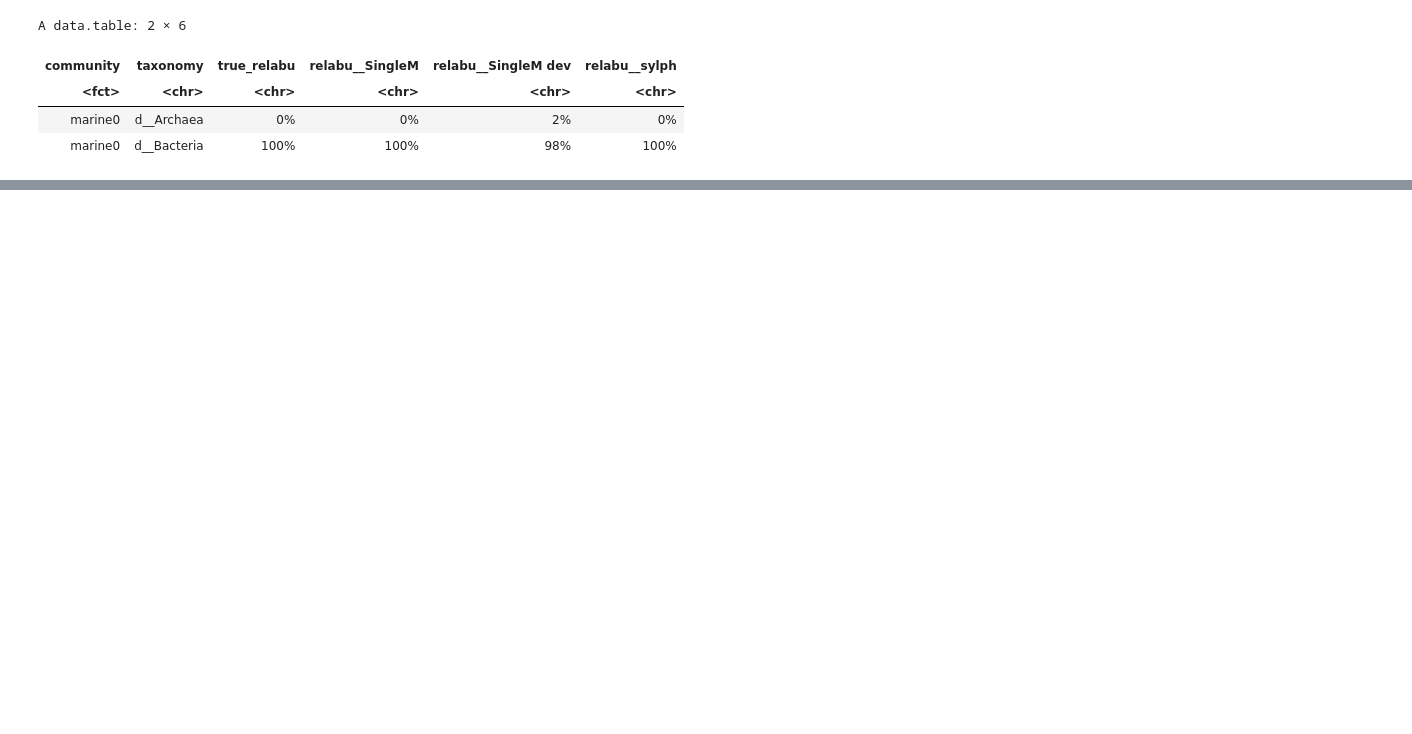
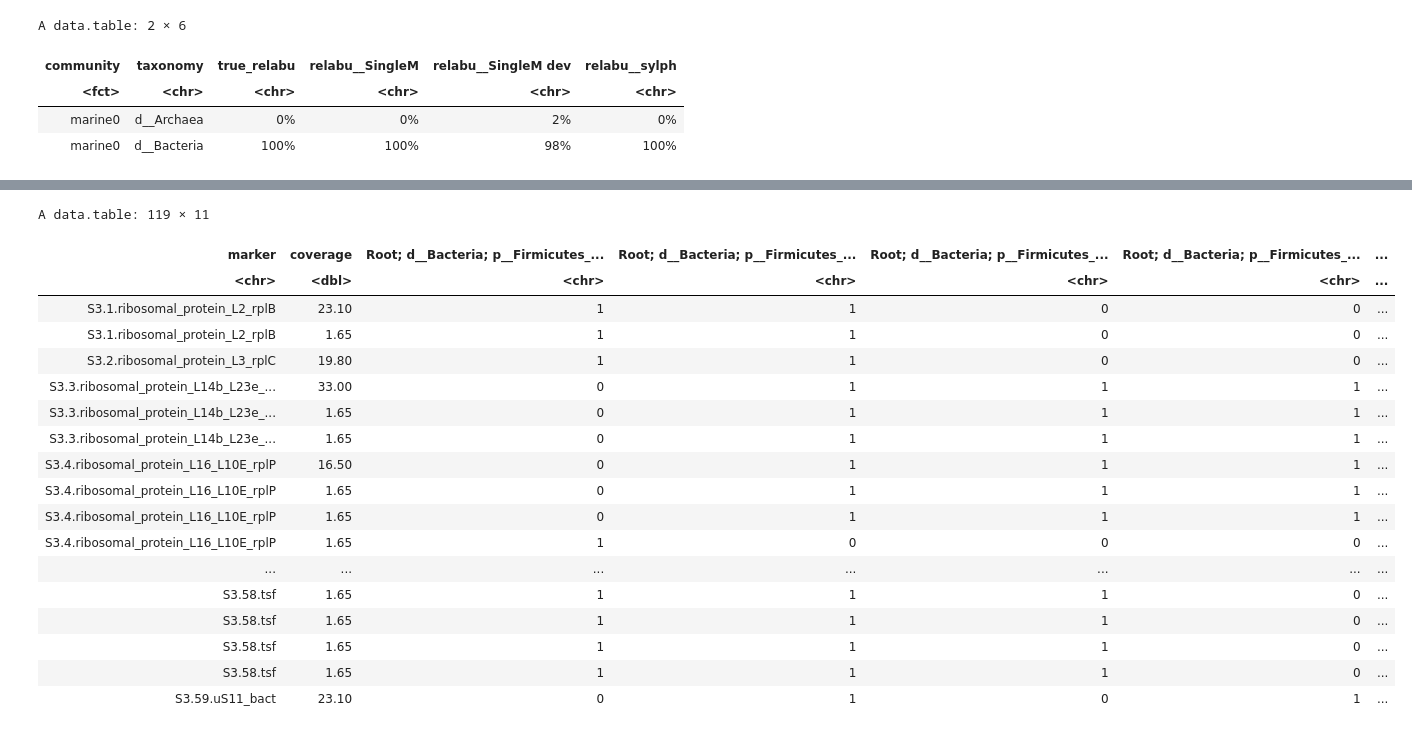
Before and after one commit to timbalam/singlem-benchmarking, a Jupyter notebook: 5_novelty/plot.ipynb, the cells around one changed output, grey strips where cells are left out. Cells and saved outputs as stored; diff of their text form; code cells hidden in the pictures; blank space fills up the shorter version.

```diff
--- a/5_novelty/plot.ipynb
+++ b/5_novelty/plot.ipynb
@@ -231,0 +227,10 @@ head(m[, taxonomy])
+# %%
+format_props <- function(m) {
+    feat_cols <- names(m)[!names(m) %in% c("marker", "coverage")]
+    m[
+        ,
+        c(list("marker" = marker, "coverage" = coverage),
+          lapply(.SD, function(x) formatC(x, digits = 3))),
+        .SDcols = -c("marker", "coverage")
+    ]
+}
@@ -231,0 +282,16 @@ head(m[, taxonomy])
+# %%
+va_cols <- names(bh)[grepl("g__Veillonella", names(bh))]
+vabh = bh[rowSums(bh[, va_cols, with = FALSE]) > 0][
+    grepl("Bacteria", domain),
+    -"domain"
+]
+vabh[
+    ,
+    lapply(.SD, function(x) any(x > 0)),
+    .SDcols = -"coverage",
+    by = list(marker)
+][
+    ,
+    lapply(.SD, sum),
+    .SDcols = -"marker"
+][, .SD, .SDcols = function(x) x > 0]
@@ -231,0 +303,32 @@ head(m[, taxonomy])
+# %%
+vabh_cols <- vabh[
+    ,
+    lapply(.SD, function(x) any(x > 0)),
+    .SDcols = -"coverage",
+    by = list(marker)
+][, -"marker"][
+    ,
+    names(.SD),
+    .SDcols = function(x) sum(x) > 8
+]
+format_props(vabh[, c("marker", "coverage", vabh_cols), with = FALSE])
+# %% [output]
+A data.table: 119 × 11
+| marker | coverage | Root; d__Bacteria; p__Firmicutes_... | Root; d__Bacteria; p__Firmicutes_... | Root; d__Bacteria; p__Firmicutes_... | Root; d__Bacteria; p__Firmicutes_... | ... |
+| <chr> | <dbl> | <chr> | <chr> | <chr> | <chr> | ... |
+| S3.1.ribosomal_protein_L2_rplB | 23.10 | 1 | 1 | 0 | 0 | ... |
+| S3.1.ribosomal_protein_L2_rplB | 1.65 | 1 | 1 | 0 | 0 | ... |
+| S3.2.ribosomal_protein_L3_rplC | 19.80 | 1 | 1 | 0 | 0 | ... |
+| S3.3.ribosomal_protein_L14b_L23e_... | 33.00 | 0 | 1 | 1 | 1 | ... |
+| S3.3.ribosomal_protein_L14b_L23e_... | 1.65 | 0 | 1 | 1 | 1 | ... |
+| S3.3.ribosomal_protein_L14b_L23e_... | 1.65 | 0 | 1 | 1 | 1 | ... |
+| S3.4.ribosomal_protein_L16_L10E_rplP | 16.50 | 0 | 1 | 1 | 1 | ... |
+| S3.4.ribosomal_protein_L16_L10E_rplP | 1.65 | 0 | 1 | 1 | 1 | ... |
+| S3.4.ribosomal_protein_L16_L10E_rplP | 1.65 | 0 | 1 | 1 | 1 | ... |
+| S3.4.ribosomal_protein_L16_L10E_rplP | 1.65 | 1 | 0 | 0 | 0 | ... |
+| ... | ... | ... | ... | ... | ... | ... |
+| S3.58.tsf | 1.65 | 1 | 1 | 1 | 0 | ... |
+| S3.58.tsf | 1.65 | 1 | 1 | 1 | 0 | ... |
+| S3.58.tsf | 1.65 | 1 | 1 | 1 | 0 | ... |
+| S3.58.tsf | 1.65 | 1 | 1 | 1 | 0 | ... |
+| S3.59.uS11_bact | 23.10 | 0 | 1 | 0 | 1 | ... |
```
Also changed, not shown: parts of 23 cells of this notebook.
